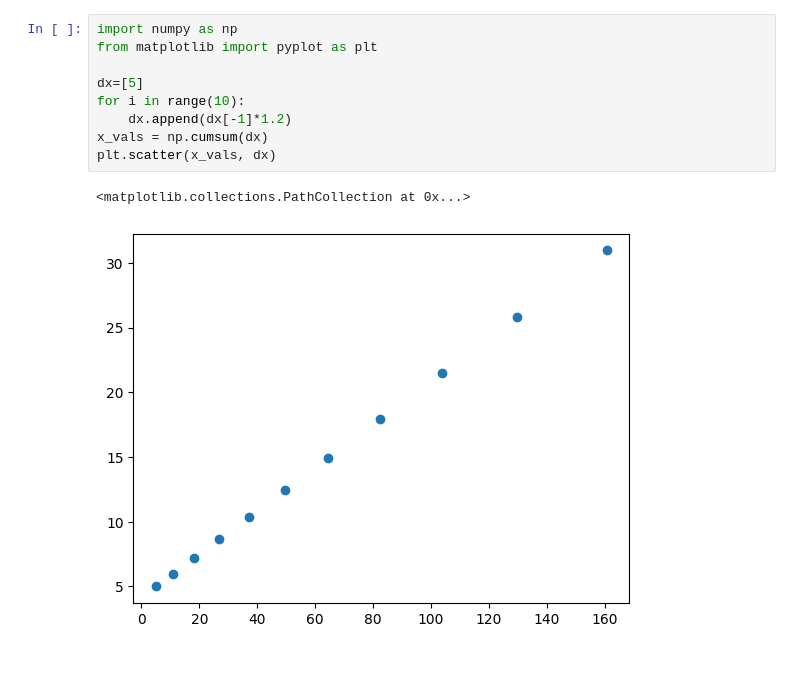
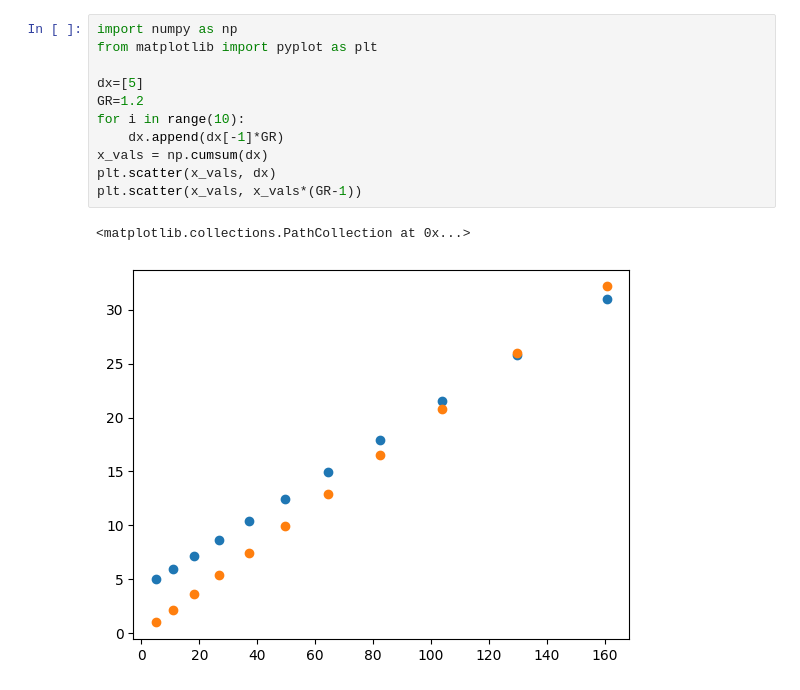
Before and after one commit to astro-zilla/contrails, a Jupyter notebook: growth_rate.ipynb, the cells around one changed output. Cells and saved outputs as stored; diff of their text form.

```diff
--- a/growth_rate.ipynb
+++ b/growth_rate.ipynb
@@ -1,12 +1,14 @@
 # %%
 import numpy as np
 from matplotlib import pyplot as plt
 
 dx=[5]
+GR=1.2
 for i in range(10):
-    dx.append(dx[-1]*1.2)
+    dx.append(dx[-1]*GR)
 x_vals = np.cumsum(dx)
 plt.scatter(x_vals, dx)
+plt.scatter(x_vals, x_vals*(GR-1))
 # %% [output]
 <matplotlib.collections.PathCollection at 0x...>
-[figure, old version]
+[figure, new version]
```
Also changed, not shown: 4 other files.
